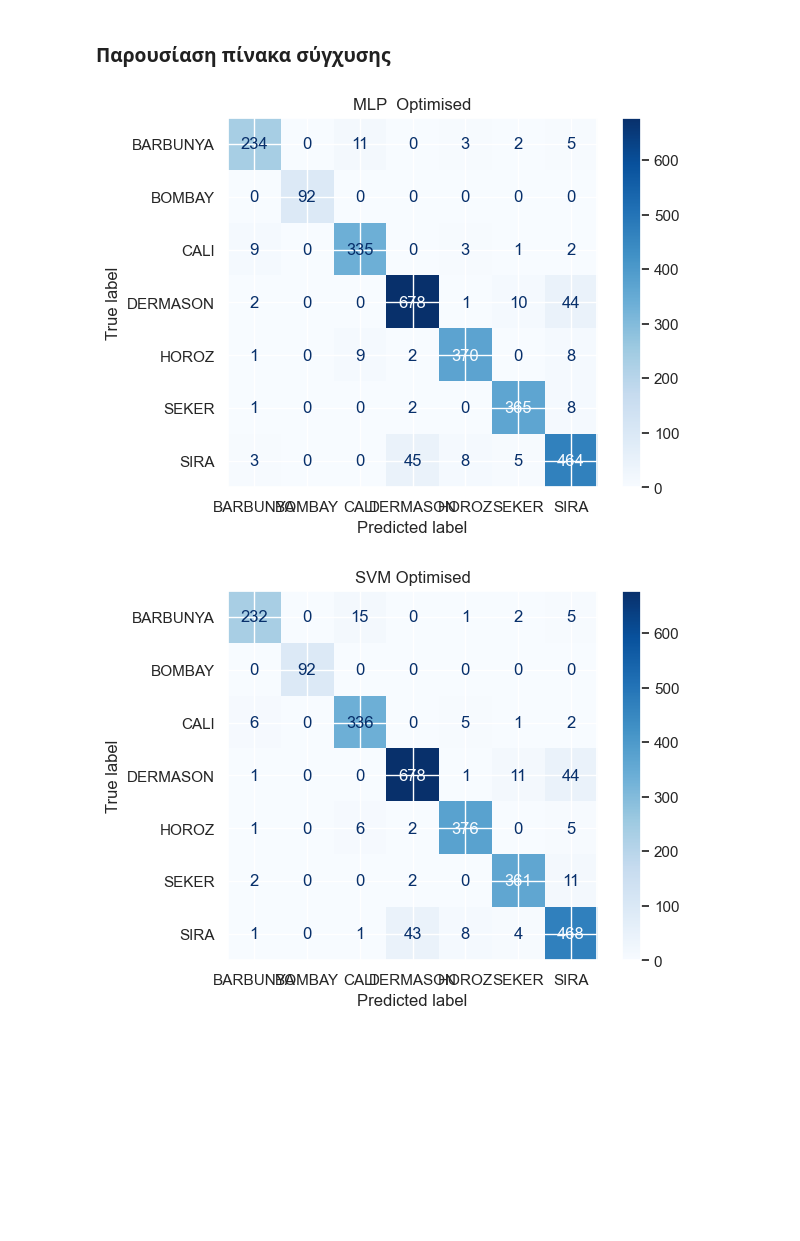
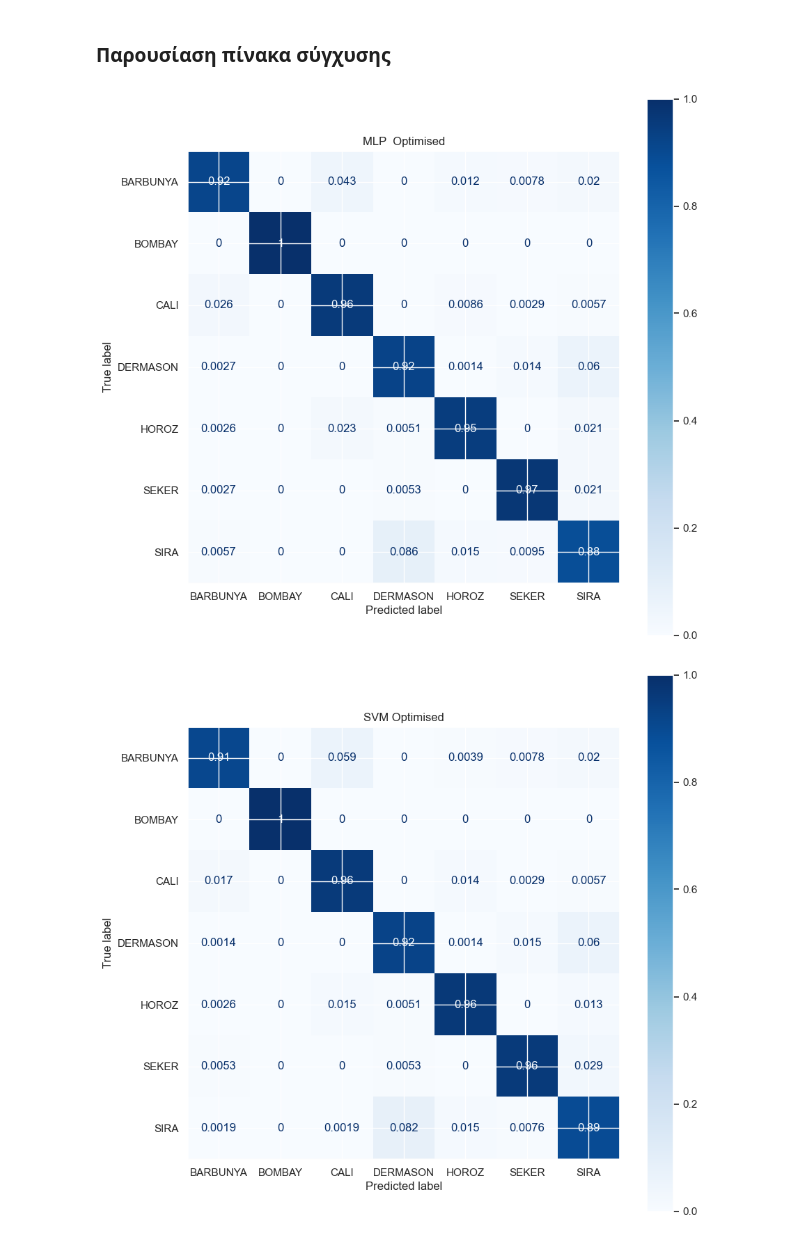
Before and after one commit to ngregoriade/neural_net_ntua, a Jupyter notebook: part2.ipynb, the cells around one changed output. Cells and saved outputs as stored; diff of their text form; code cells hidden in the pictures; blank space fills up the shorter version.

Commit message:
fixed confusion matrix

```diff
--- a/part2.ipynb
+++ b/part2.ipynb
@@ -739,28 +739,26 @@ pd.DataFrame([list(final_scores_acc.values()),list(final_scores_f1.values())], i
 # %%
 from sklearn.metrics import confusion_matrix, plot_confusion_matrix
 import matplotlib.pyplot as plt
 
 best_MLP_confusion = estimator_mlp_acc.best_estimator_
 best_SVM_confusion = estimator_svm_acc.best_estimator_
 
 #classifier: Multi-Layer Perceptron
 y1_pred= best_MLP_confusion.predict(x_test)
-
 M1 = confusion_matrix(y_test, y1_pred)
-#plot M1
-plot_confusion_matrix(best_MLP_confusion, x_test, y_test, cmap=plt.cm.Blues)
-
+fig, ax = plt.subplots(figsize=(10,10))
+plot_confusion_matrix(best_MLP_confusion, x_test, y_test, ax=ax, cmap=plt.cm.Blues, normalize='true')
 plt.title("MLP  Optimised")
 plt.show()
-
-
-
-#classifier: Support Vector
-y2_pred = best_SVM_confusion.predict(x_test)
-M2 = confusion_matrix(y_test, y2_pred)
-plot_confusion_matrix(best_SVM_confusion, x_test, y_test,cmap=plt.cm.Blues)
-plt.title("SVM Optimised")
-plt.show()
 # %% [output]
-[figure, old version]
+[figure, new version]
-[figure, removed]
+# %%
+#classifier: Support Vector
+y2_pred = best_SVM_confusion.predict(x_test)
+M2 = confusion_matrix(y_test, y2_pred)
+fig, ax = plt.subplots(figsize=(10,10))
+plot_confusion_matrix(best_SVM_confusion, x_test, y_test, ax=ax, cmap=plt.cm.Blues, normalize='true')
+plt.title("SVM Optimised")
+plt.show()
+# %% [output]
+[figure, added]
```
Also changed, not shown: parts of 1 cell of this notebook.
